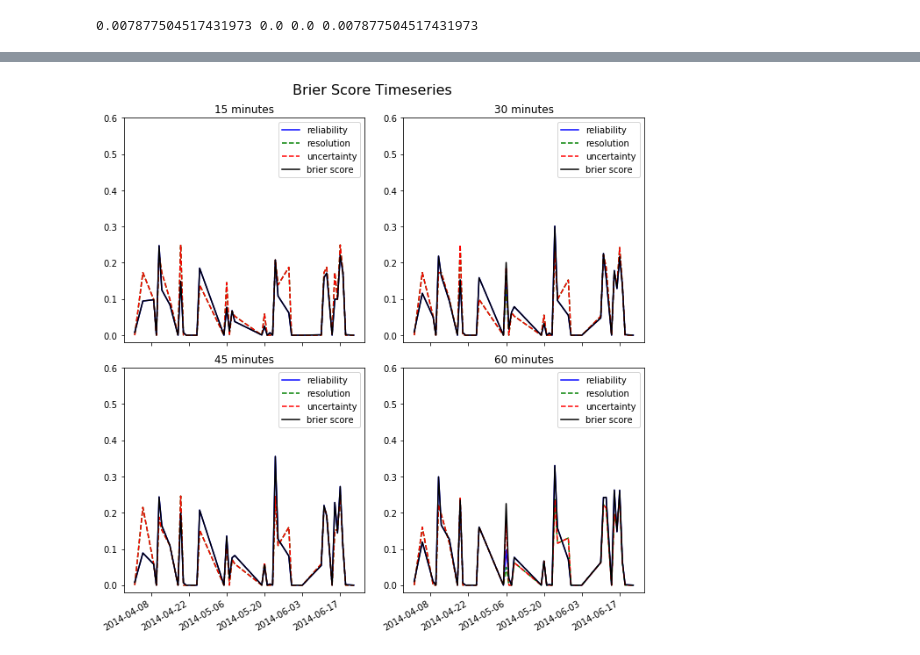
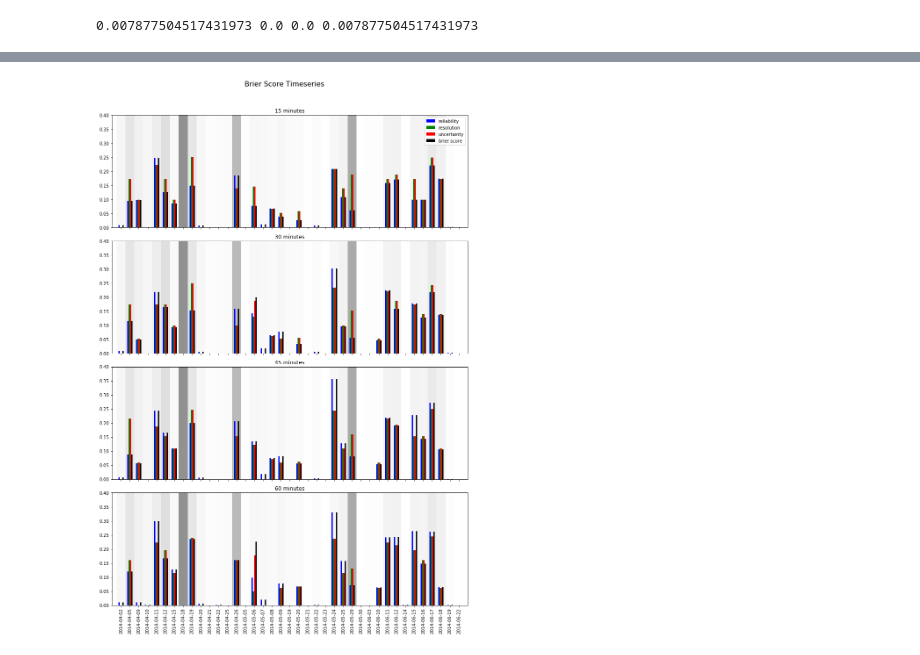
Before and after one commit to smckinley12/Forecasting, a Jupyter notebook: brier_score_decomposition_benchmark.ipynb, the cells around one changed output, grey strips where cells are left out. Saved outputs shown, nothing was run; the diff lists cells and outputs as text; code cells hidden in the pictures.

Commit message:
much improved brier score plots

```diff
--- a/brier_score_decomposition_benchmark.ipynb
+++ b/brier_score_decomposition_benchmark.ipynb
@@ -187,49 +241,52 @@ plt.show()
 # %%
-coord = 0
-ymin= -0.02
-ymax = 0.6
-rows = 2; cols = 2;
-fig,axarr = plt.subplots(rows,cols)
+plt.rcParams['figure.figsize'] = [12,18]
+ymin= 0
+ymax = 0.4
+rows = 4; cols = 1;
+fig,ax = plt.subplots(rows,cols,sharex=True)
 for r in range(rows):
     for c in range(cols):
-        axarr[r,c].set_ylim([ymin,ymax])
+        ax[r].set_ylim([ymin,ymax])
+        ax[r].set_xlim([0,len(xpos)+1])
+        ax[r].set_xticks(xpos)
+        ax[r].set_xticklabels(x,rotation='vertical')
 
+ax[0].bar(xpos-3*dx,dec15.values[:,0],width=width,color='b',label='reliability')
+ax[0].bar(xpos-dx,dec15.values[:,1],width=width,color='g',label='resolution')
+ax[0].bar(xpos+dx,dec15.values[:,2],width=width,color='r',label='uncertainty')
+ax[0].bar(xpos+3*dx,dec15.values[:,3],width=width,color='k',label='brier score')
 
+ax[1].bar(xpos-3*dx,dec30.values[:,0],width=width,color='b',label='reliability')
+ax[1].bar(xpos-dx,dec30.values[:,1],width=width,color='g',label='resolution')
+ax[1].bar(xpos+dx,dec30.values[:,2],width=width,color='r',label='uncertainty')
+ax[1].bar(xpos+3*dx,dec30.values[:,3],width=width,color='k',label='brier score')
 
-axarr[0,0].plot(dec15.index,dec15.values[:,0],c='b',label='reliability')
-axarr[0,0].plot(dec15.index,dec15.values[:,1],c='g',ls='--',label='resolution')
-axarr[0,0].plot(dec15.index,dec15.values[:,2],c='r',ls='--',label='uncertainty')
-axarr[0,0].plot(dec15.index,dec15.values[:,3],c='k',label='brier score')
+ax[2].bar(xpos-3*dx,dec45.values[:,0],width=width,color='b',label='reliability')
+ax[2].bar(xpos-dx,dec45.values[:,1],width=width,color='g',label='resolution')
+ax[2].bar(xpos+dx,dec45.values[:,2],width=width,color='r',label='uncertainty')
+ax[2].bar(xpos+3*dx,dec45.values[:,3],width=width,color='k',label='brier score')
 
-axarr[0,1].plot(dec15.index,dec30.values[:,0],c='b',label='reliability')
-axarr[0,1].plot(dec15.index,dec30.values[:,1],c='g',ls='--',label='resolution')
-axarr[0,1].plot(dec15.index,dec30.values[:,2],c='r',ls='--',label='uncertainty')
-axarr[0,1].plot(dec15.index,dec30.values[:,3],c='k',label='brier score')
+ax[3].bar(xpos-3*dx,dec60.values[:,0],width=width,color='b',label='reliability')
+ax[3].bar(xpos-dx,dec60.values[:,1],width=width,color='g',label='resolution')
+ax[3].bar(xpos+dx,dec60.values[:,2],width=width,color='r',label='uncertainty')
+ax[3].bar(xpos+3*dx,dec60.values[:,3],width=width,color='k',label='brier score')
 
-axarr[1,0].plot(dec15.index,dec45.values[:,0],c='b',label='reliability')
-axarr[1,0].plot(dec15.index,dec45.values[:,1],c='g',ls='--',label='resolution')
-axarr[1,0].plot(dec15.index,dec45.values[:,2],c='r',ls='--',label='uncertainty')
-axarr[1,0].plot(dec15.index,dec45.values[:,3],c='k',label='brier score')
+for a in range(4):
+    for i in range(1,len(x)+1):
+        alpha = 0.5*avg_ci[i-1]
+        ax[a].fill_between(np.arange(i-0.5,i+0.501,0.1),0,0.6,facecolor='k',alpha=alpha)
 
-axarr[1,1].plot(dec15.index,dec60.values[:,0],c='b',label='reliability')
-axarr[1,1].plot(dec15.index,dec60.values[:,1],c='g',ls='--',label='resolution')
-axarr[1,1].plot(dec15.index,dec60.values[:,2],c='r',ls='--',label='uncertainty')
-axarr[1,1].plot(dec15.index,dec60.values[:,3],c='k',label='brier score')
+ax[0].set_title("15 minutes")
+ax[1].set_title("30 minutes")
+ax[2].set_title("45 minutes")
+ax[3].set_title("60 minutes")
 
-axarr[0,0].set_title("15 minutes")
-axarr[0,1].set_title("30 minutes")
-axarr[1,0].set_title("45 minutes")
-axarr[1,1].set_title("60 minutes")
+ax[0].legend()
 
-axarr[0,0].legend()
-axarr[0,1].legend()
-axarr[1,0].legend()
-axarr[1,1].legend()
-
-fig.autofmt_xdate()
+#fig.autofmt_xdate()
 fig.tight_layout()
 fig.suptitle("Brier Score Timeseries",fontsize=16)
 fig.subplots_adjust(top=0.92)
 plt.show()
 # %% [output]
-[figure, old version]
+[figure, new version]
```
Also changed, not shown: parts of 2 cells of this notebook, 1 other file.
